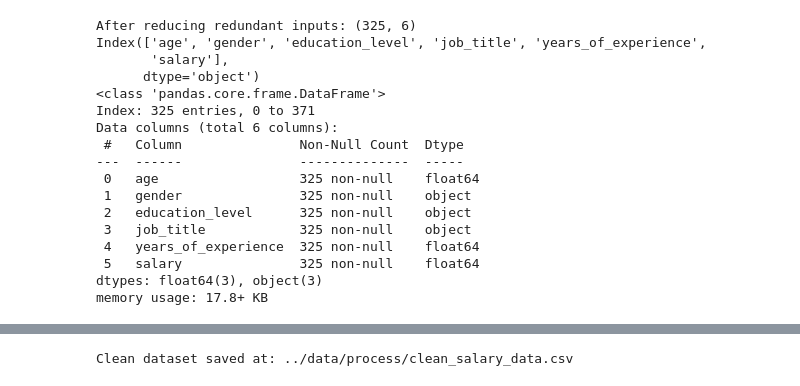
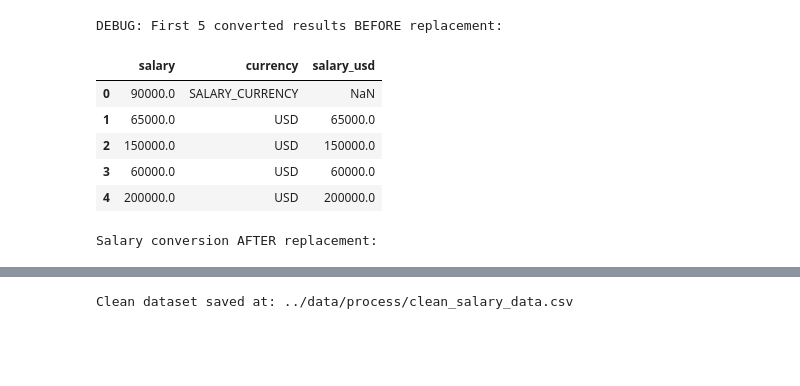
Before and after one commit to DharnishBoseRamesh/ECS-171-Project---Salary-Prediction, a Jupyter notebook: notebook/cleaning_eda.ipynb, the cells around one changed output, grey strips where cells are left out. Cells and saved outputs as stored; diff of their text form; code cells hidden in the pictures; blank space fills up the shorter version.

```diff
--- a/notebook/cleaning_eda.ipynb
+++ b/notebook/cleaning_eda.ipynb
@@ -6,6 +6,21 @@ from pathlib import Path
 # 1. Load raw data
 RAW = Path("../data/raw/Salary_Data.csv")
 df = pd.read_csv(RAW)
+
+AI_RAW = Path("../data/raw/ai_job_dataset.csv")
+ai_cols = [
+    "job_id", "job_title_ai", "salary_ai", "currency",
+    "experience_level", "employment_type", "company_location", "company_size",
+    "employee_residence", "remote_ratio", "skills", "education_level_ai",
+    "years_experience_ai", "industry", "posting_date", "application_deadline",
+    "job_description_length", "benefits_score", "company_name"
+]
+
+df_ai = pd.read_csv(AI_RAW, header=None, names=ai_cols)
+
+# Attach currency column
+df["currency"] = df_ai["currency"].str.upper().str.strip()
+
 
 # 2. Standardize column names
 #    Age -> age
@@ -42,15 +57,39 @@ for c in cat_cols:
 print("After cleaning missing values:", df.shape)
 display(df.isna().sum().sort_values(ascending=False).head(10))
 
-# 4. Normalize gender values
-df["gender"] = df["gender"].astype(str).str.strip().str.lower()
-gender_map = {
-    "m": "male",
-    "male": "male",
-    "f": "female",
-    "female": "female",
+#########################################################################################
+
+currency_to_usd = {
+    "USD": 1.00,
+    "GBP": 1.24,
+    "EUR": 1.08,
 }
-df["gender"] = df["gender"].replace(gender_map)
+
+def convert_to_usd(currency, amount):
+    if pd.isna(amount) or pd.isna(currency):
+        return None
+    if currency not in currency_to_usd:
+        return None
+    return amount * currency_to_usd[currency]
+
+# Compute converted salary
+df["salary_usd"] = df.apply(
+    lambda row: convert_to_usd(row["currency"], row["salary"]),
+    axis=1
+)
+
+print("\nDEBUG: First 5 converted results BEFORE replacement:")
+display(df[["salary", "currency", "salary_usd"]].head())
+
+df["salary"] = df["salary_usd"].round(2)
+
+# New salary
+df = df.drop(columns=["salary_usd"])
+
+print("\nSalary conversion AFTER replacement:")
+display(df[["salary", "currency"]].head())
+
+
 
 # 5. Normalize education_level (merge different spellings)
 df["education_level"] = df["education_level"].astype(str).str.strip()
@@ -100,18 +140,9 @@ salary                 0
 dtype: int64
-After reducing redundant inputs: (325, 6)
-Index(['age', 'gender', 'education_level', 'job_title', 'years_of_experience',
-       'salary'],
-      dtype='object')
-<class 'pandas.core.frame.DataFrame'>
-Index: 325 entries, 0 to 371
-Data columns (total 6 columns):
- #   Column               Non-Null Count  Dtype
----  ------               --------------  -----
- 0   age                  325 non-null    float64
- 1   gender               325 non-null    object
- 2   education_level      325 non-null    object
- 3   job_title            325 non-null    object
- 4   years_of_experience  325 non-null    float64
- 5   salary               325 non-null    float64
-dtypes: float64(3), object(3)
-memory usage: 17.8+ KB
+DEBUG: First 5 converted results BEFORE replacement:
+|  | salary | currency | salary_usd |
+| 0 | 90000.0 | SALARY_CURRENCY | NaN |
+| 1 | 65000.0 | USD | 65000.0 |
+| 2 | 150000.0 | USD | 150000.0 |
+| 3 | 60000.0 | USD | 60000.0 |
+| 4 | 200000.0 | USD | 200000.0 |
+Salary conversion AFTER replacement:
```
Also changed, not shown: parts of 5 cells of this notebook, 1 other file.
